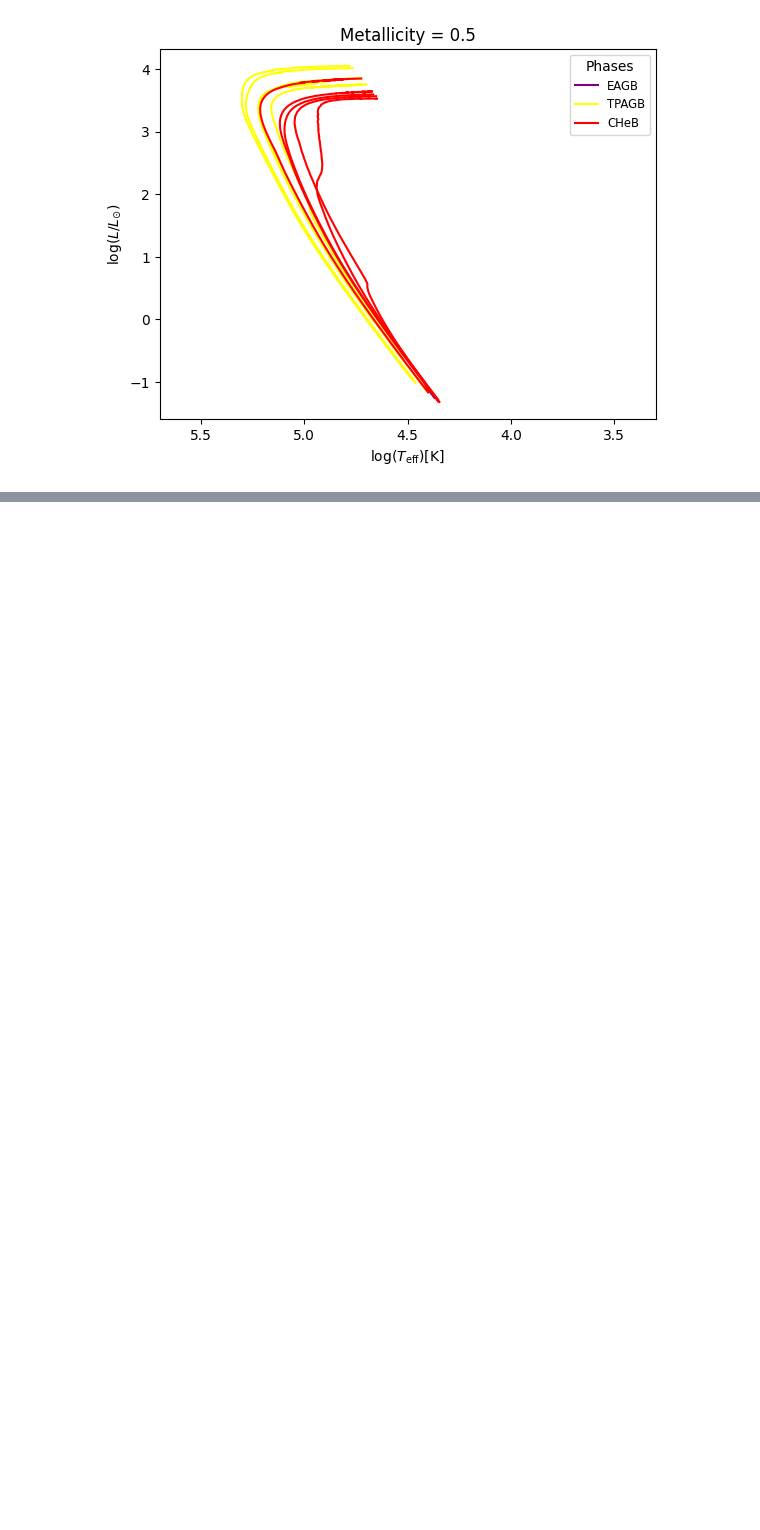
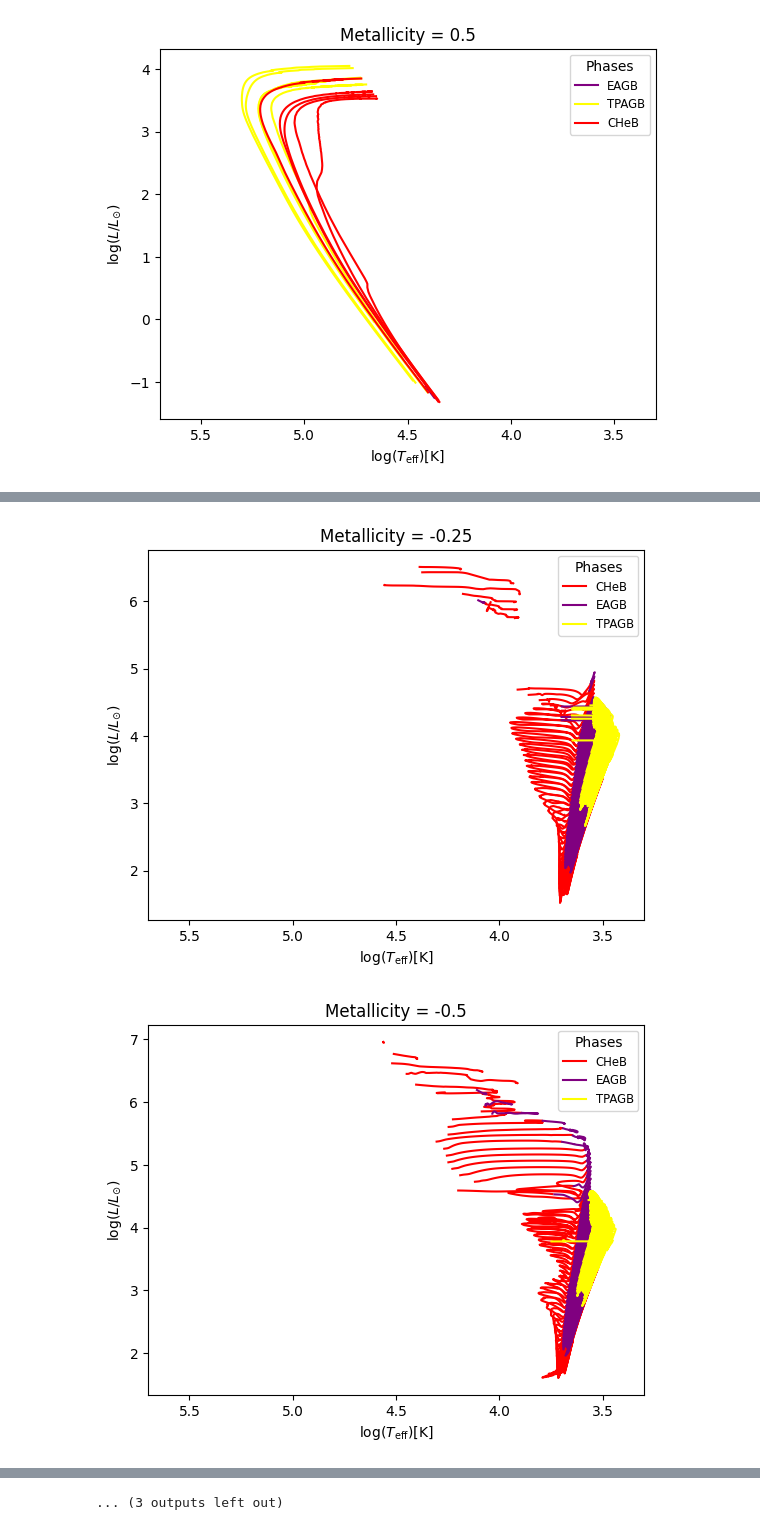
Before and after one commit to anpirott/thesis, a Jupyter notebook: notebooks/physics/MIST_data_checking.ipynb, the cells around one changed output, grey strips where cells are left out. Drawn from its saved outputs; the diff is of its cells as text; code cells hidden in the pictures; blank space fills up the shorter version.

Commit message:
resolved a bug which made the use of reclassified MIST data impossible

```diff
--- a/notebooks/physics/MIST_data_checking.ipynb
+++ b/notebooks/physics/MIST_data_checking.ipynb
@@ -482,0 +488,7 @@ show_HR(phase_log_R_filtered_iso_df)
+# %%
+iso_handler = Iso_data_handler("../../data/MIST_v1.2_vvcrit0.0_basic_isos/",
+                              ['log10_isochrone_age_yr', 'log_Teff', 'log_g', 'phase', 'metallicity', 'star_mass', 'log_R', 'log_L'],
+                              "MIST", reclassify=True)
+
+iso_df = iso_handler.get_isochrone_dataframe()
+display(iso_df)
@@ -482,0 +510,3 @@ show_HR(phase_log_R_filtered_iso_df)
+# %%
+phase_filtered_iso_df = filter_data(iso_df, {'phase':[3, 4, 5]})
+display(phase_filtered_iso_df)
@@ -482,0 +527,5 @@ show_HR(phase_log_R_filtered_iso_df)
+# %%
+show_HR(phase_filtered_iso_df)
+# %% [output]
+[figure, added]
+[figure, added]
@@ -482,0 +542 @@ show_HR(phase_log_R_filtered_iso_df)
+... (3 outputs left out)
```
Also changed, not shown: parts of 6 cells of this notebook, 2 other files.
